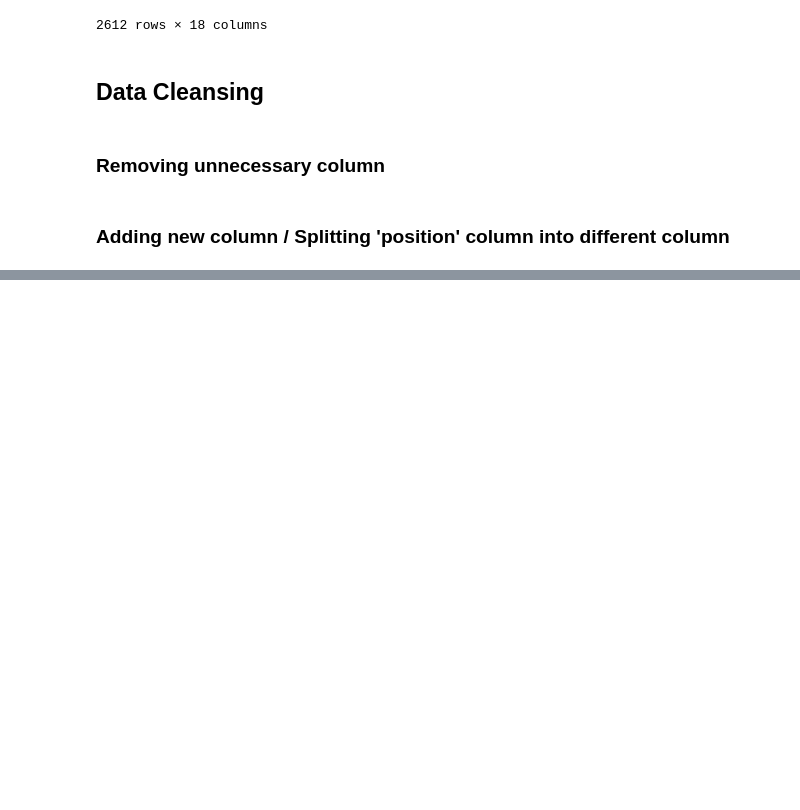
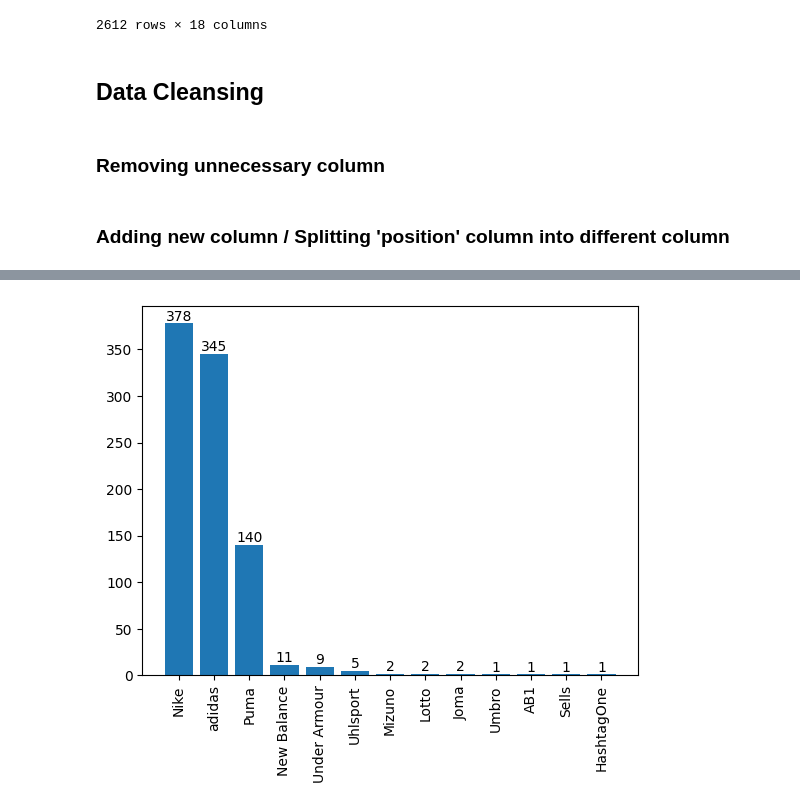
Before and after one commit to JayaWinata/Football-EDA, a Jupyter notebook: Football_EDA.ipynb, the cells around one changed output, grey strips where cells are left out. Saved outputs shown, nothing was run; the diff lists cells and outputs as text; code cells hidden in the pictures; blank space fills up the shorter version.

```diff
--- a/Football_EDA.ipynb
+++ b/Football_EDA.ipynb
@@ -39,0 +73,10 @@ df.insert(9,'role',role_series)
+# %%
+plt.bar(df.outfitter.value_counts().index,df.outfitter.value_counts())
+plt.xticks(rotation=90)
+for i, value in enumerate(df.outfitter.value_counts()):
+    bar = plt.gca().patches[i]
+    plt.text(bar.get_x() + bar.get_width() / 2, bar.get_height(), str(value), ha='center', va='bottom', fontsize=10)
+
+plt.show()
+# %% [output]
+[figure, added]
```
Also changed, not shown: parts of 16 cells of this notebook.
